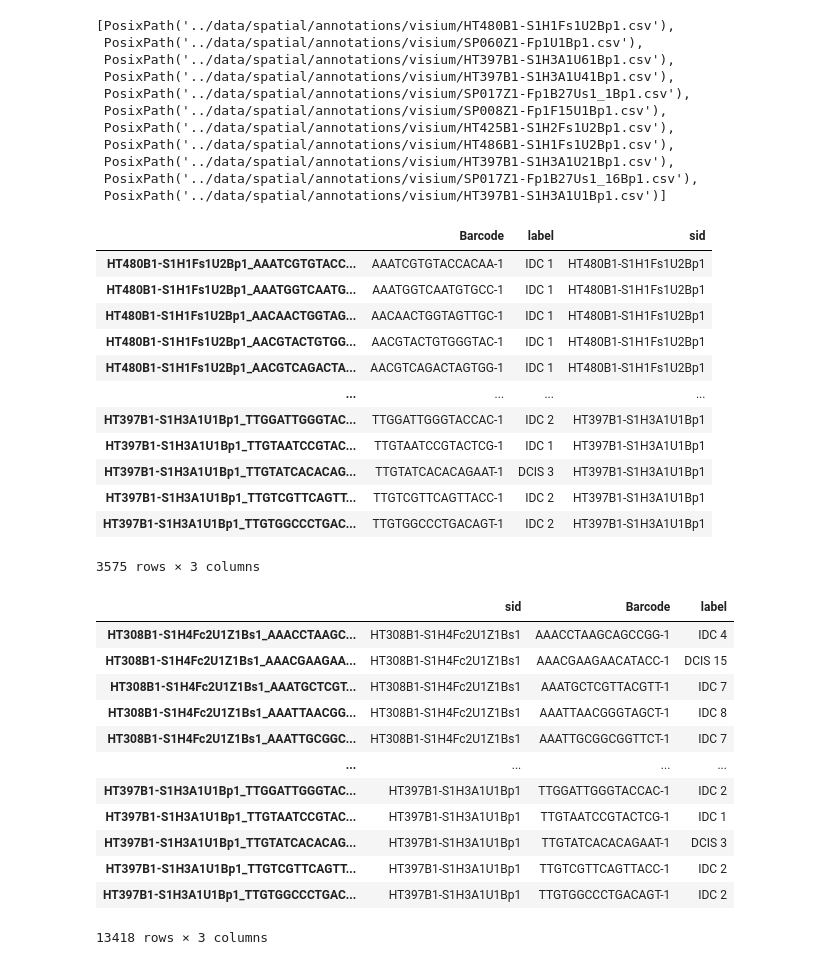
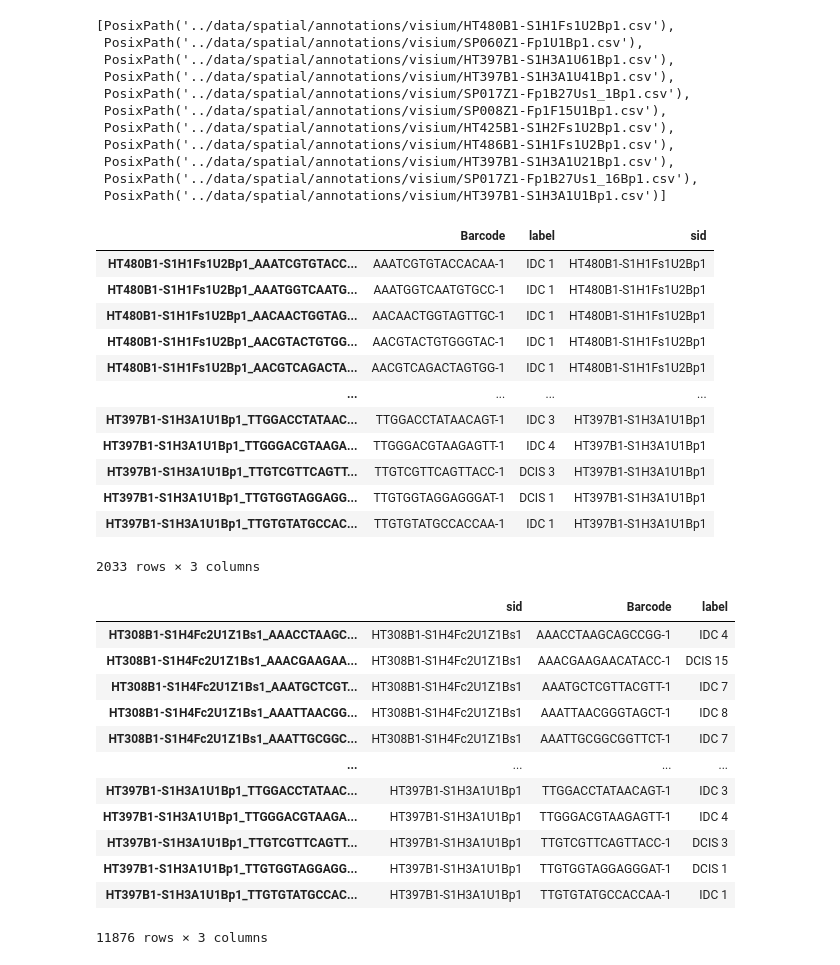
Before and after one commit to estorrs/3d-analysis, a Jupyter notebook: notebooks/1_visium_preprocessing.ipynb, the cells around one changed output. Saved outputs shown, nothing was run; the diff lists cells and outputs as text; code cells hidden in the pictures.

```diff
--- a/notebooks/1_visium_preprocessing.ipynb
+++ b/notebooks/1_visium_preprocessing.ipynb
@@ -84,7 +85,7 @@ annots
 9843 rows × 7 columns
 # %%
 directory = Path('../data/spatial/annotations/visium/')
-fps = [directory / path for path in os.listdir(directory) if 'All' not in path]
+fps = [directory / path for path in os.listdir(directory) if 'All' not in path and '.csv' in path]
 fps
 # %% [output]
 [PosixPath('../data/spatial/annotations/visium/HT480B1-S1H1Fs1U2Bp1.csv'),
@@ -101,27 +102,27 @@ fps
 # %%
 dfs = []
 for fp in fps:
     sid = str(fp).split('/')[-1].split('.')[0]
-    df = pd.read_csv(fps[0], sep=',')
+    df = pd.read_csv(fp, sep=',')
     df.index = [f'{sid}_{x}' for x in df['Barcode']]
     df['sid'] = sid
     dfs.append(df)
 df = pd.concat(dfs)
 df
 # %% [output]
 |  | Barcode | label | sid |
 | HT480B1-S1H1Fs1U2Bp1_AAATCGTGTACC... | AAATCGTGTACCACAA-1 | IDC 1 | HT480B1-S1H1Fs1U2Bp1 |
 | HT480B1-S1H1Fs1U2Bp1_AAATGGTCAATG... | AAATGGTCAATGTGCC-1 | IDC 1 | HT480B1-S1H1Fs1U2Bp1 |
 | HT480B1-S1H1Fs1U2Bp1_AACAACTGGTAG... | AACAACTGGTAGTTGC-1 | IDC 1 | HT480B1-S1H1Fs1U2Bp1 |
 | HT480B1-S1H1Fs1U2Bp1_AACGTACTGTGG... | AACGTACTGTGGGTAC-1 | IDC 1 | HT480B1-S1H1Fs1U2Bp1 |
 | HT480B1-S1H1Fs1U2Bp1_AACGTCAGACTA... | AACGTCAGACTAGTGG-1 | IDC 1 | HT480B1-S1H1Fs1U2Bp1 |
 | ... | ... | ... | ... |
-| HT397B1-S1H3A1U1Bp1_TTGGATTGGGTAC... | TTGGATTGGGTACCAC-1 | IDC 2 | HT397B1-S1H3A1U1Bp1 |
-| HT397B1-S1H3A1U1Bp1_TTGTAATCCGTAC... | TTGTAATCCGTACTCG-1 | IDC 1 | HT397B1-S1H3A1U1Bp1 |
-| HT397B1-S1H3A1U1Bp1_TTGTATCACACAG... | TTGTATCACACAGAAT-1 | DCIS 3 | HT397B1-S1H3A1U1Bp1 |
-| HT397B1-S1H3A1U1Bp1_TTGTCGTTCAGTT... | TTGTCGTTCAGTTACC-1 | IDC 2 | HT397B1-S1H3A1U1Bp1 |
-| HT397B1-S1H3A1U1Bp1_TTGTGGCCCTGAC... | TTGTGGCCCTGACAGT-1 | IDC 2 | HT397B1-S1H3A1U1Bp1 |
+| HT397B1-S1H3A1U1Bp1_TTGGACCTATAAC... | TTGGACCTATAACAGT-1 | IDC 3 | HT397B1-S1H3A1U1Bp1 |
+| HT397B1-S1H3A1U1Bp1_TTGGGACGTAAGA... | TTGGGACGTAAGAGTT-1 | IDC 4 | HT397B1-S1H3A1U1Bp1 |
+| HT397B1-S1H3A1U1Bp1_TTGTCGTTCAGTT... | TTGTCGTTCAGTTACC-1 | DCIS 3 | HT397B1-S1H3A1U1Bp1 |
+| HT397B1-S1H3A1U1Bp1_TTGTGGTAGGAGG... | TTGTGGTAGGAGGGAT-1 | DCIS 1 | HT397B1-S1H3A1U1Bp1 |
+| HT397B1-S1H3A1U1Bp1_TTGTGTATGCCAC... | TTGTGTATGCCACCAA-1 | IDC 1 | HT397B1-S1H3A1U1Bp1 |
-3575 rows × 3 columns
+2033 rows × 3 columns
 # %%
 annots = pd.concat((annots[['sid', 'Barcode', 'label']], df[['sid', 'Barcode', 'label']]))
 annots
@@ -133,12 +134,12 @@ annots
 | HT308B1-S1H4Fc2U1Z1Bs1_AAATTAACGG... | HT308B1-S1H4Fc2U1Z1Bs1 | AAATTAACGGGTAGCT-1 | IDC 8 |
 | HT308B1-S1H4Fc2U1Z1Bs1_AAATTGCGGC... | HT308B1-S1H4Fc2U1Z1Bs1 | AAATTGCGGCGGTTCT-1 | IDC 7 |
 | ... | ... | ... | ... |
-| HT397B1-S1H3A1U1Bp1_TTGGATTGGGTAC... | HT397B1-S1H3A1U1Bp1 | TTGGATTGGGTACCAC-1 | IDC 2 |
-| HT397B1-S1H3A1U1Bp1_TTGTAATCCGTAC... | HT397B1-S1H3A1U1Bp1 | TTGTAATCCGTACTCG-1 | IDC 1 |
-| HT397B1-S1H3A1U1Bp1_TTGTATCACACAG... | HT397B1-S1H3A1U1Bp1 | TTGTATCACACAGAAT-1 | DCIS 3 |
-| HT397B1-S1H3A1U1Bp1_TTGTCGTTCAGTT... | HT397B1-S1H3A1U1Bp1 | TTGTCGTTCAGTTACC-1 | IDC 2 |
-| HT397B1-S1H3A1U1Bp1_TTGTGGCCCTGAC... | HT397B1-S1H3A1U1Bp1 | TTGTGGCCCTGACAGT-1 | IDC 2 |
+| HT397B1-S1H3A1U1Bp1_TTGGACCTATAAC... | HT397B1-S1H3A1U1Bp1 | TTGGACCTATAACAGT-1 | IDC 3 |
+| HT397B1-S1H3A1U1Bp1_TTGGGACGTAAGA... | HT397B1-S1H3A1U1Bp1 | TTGGGACGTAAGAGTT-1 | IDC 4 |
+| HT397B1-S1H3A1U1Bp1_TTGTCGTTCAGTT... | HT397B1-S1H3A1U1Bp1 | TTGTCGTTCAGTTACC-1 | DCIS 3 |
+| HT397B1-S1H3A1U1Bp1_TTGTGGTAGGAGG... | HT397B1-S1H3A1U1Bp1 | TTGTGGTAGGAGGGAT-1 | DCIS 1 |
+| HT397B1-S1H3A1U1Bp1_TTGTGTATGCCAC... | HT397B1-S1H3A1U1Bp1 | TTGTGTATGCCACCAA-1 | IDC 1 |
-13418 rows × 3 columns
+11876 rows × 3 columns
 # %%
 annots.index.name = 'id'
 annots.to_csv('../data/spatial/annotations/visium/all_annotations.txt', sep='\t')
```
Also changed, not shown: parts of 5 cells of this notebook, 8 other files.
